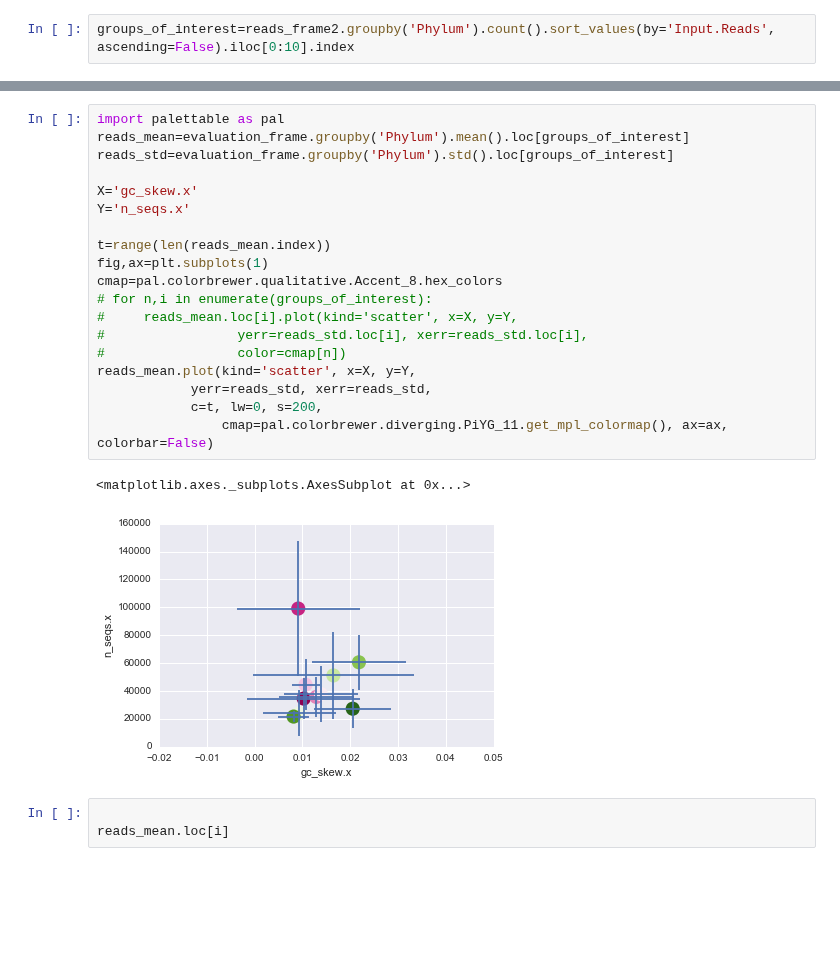
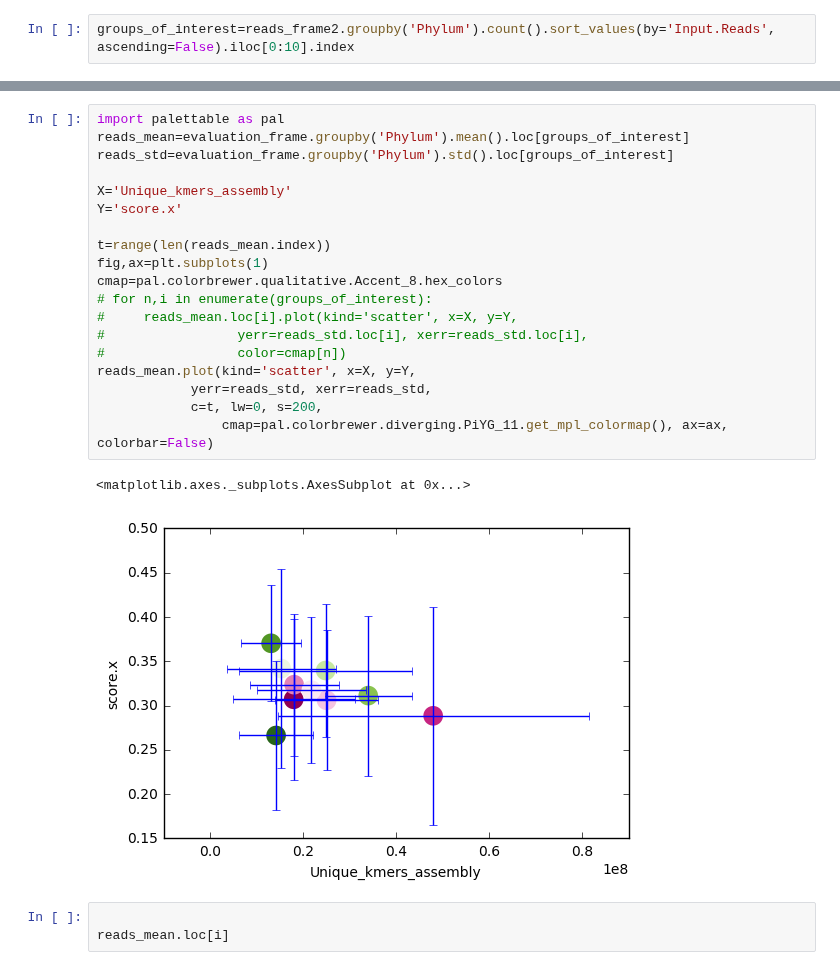
Before and after one commit to johnsolk/MMETSP, a Jupyter notebook: notebooks/Figure_3.ipynb, the cells around one changed output, grey strips where cells are left out. Cells and saved outputs as stored; diff of their text form; blank space fills up the shorter version.

```diff
--- a/notebooks/Figure_3.ipynb
+++ b/notebooks/Figure_3.ipynb
@@ -50,25 +60,25 @@ AttributeError: 'AxesSubplot' object has no attribute 'add_legend'
 # %%
 import palettable as pal
 reads_mean=evaluation_frame.groupby('Phylum').mean().loc[groups_of_interest]
 reads_std=evaluation_frame.groupby('Phylum').std().loc[groups_of_interest]
 
-X='gc_skew.x'
-Y='n_seqs.x'
+X='Unique_kmers_assembly'
+Y='score.x'
 
 t=range(len(reads_mean.index))
 fig,ax=plt.subplots(1)
 cmap=pal.colorbrewer.qualitative.Accent_8.hex_colors
 # for n,i in enumerate(groups_of_interest):
 #     reads_mean.loc[i].plot(kind='scatter', x=X, y=Y,
 #                 yerr=reads_std.loc[i], xerr=reads_std.loc[i],
 #                 color=cmap[n])
 reads_mean.plot(kind='scatter', x=X, y=Y,
             yerr=reads_std, xerr=reads_std,
             c=t, lw=0, s=200,
                 cmap=pal.colorbrewer.diverging.PiYG_11.get_mpl_colormap(), ax=ax, colorbar=False)
 # %% [output]
 <matplotlib.axes._subplots.AxesSubplot at 0x...>
-[figure, old version]
+[figure, new version]
 # %%
 
 reads_mean.loc[i]
```
Also changed, not shown: parts of 4 cells of this notebook, 1 other file.
